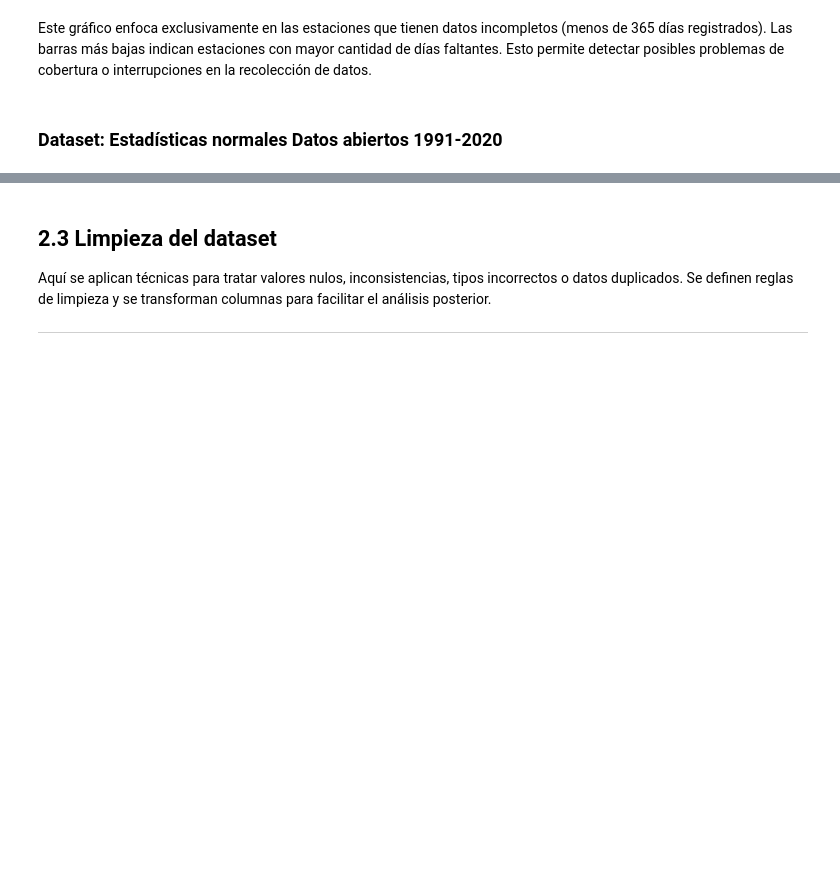
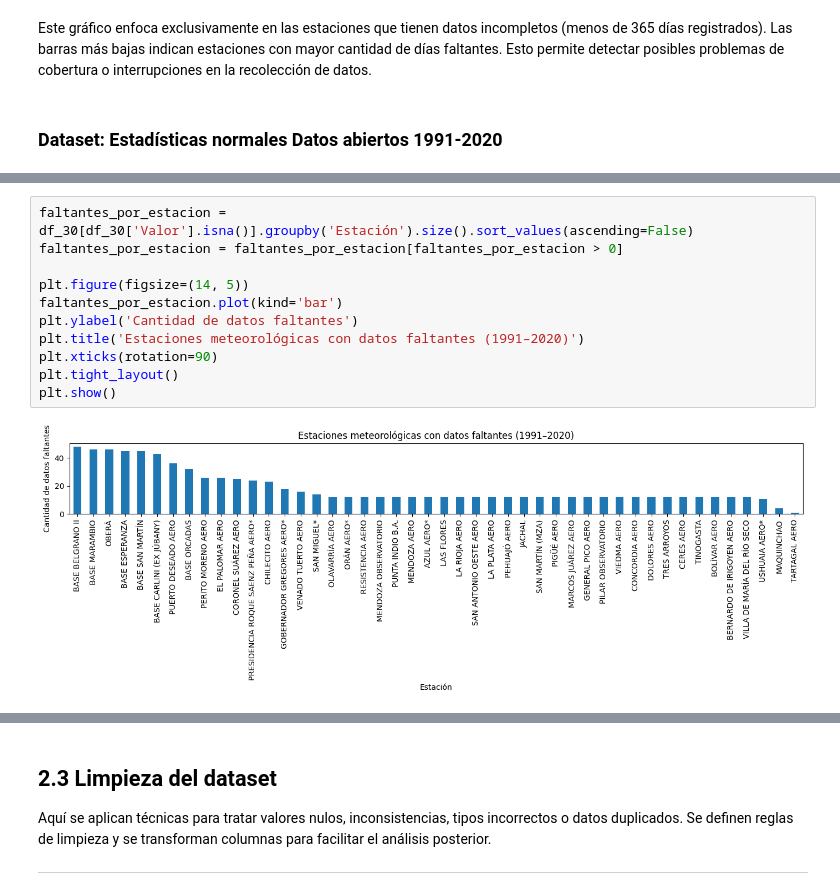
Before and after one commit to jFet1/AdD-TP, a Jupyter notebook: Trabajo_practico_integrador_AdD_19Co2024-CEIAa.ipynb, the cells around one changed output, grey strips where cells are left out. Drawn from its saved outputs; the diff is of its cells as text; blank space fills up the shorter version.

```diff
--- a/Trabajo_final_juan.ipynb
+++ b/Trabajo_practico_integrador_AdD_19Co2024-CEIAa.ipynb
@@ -215,0 +444,13 @@ Este gráfico enfoca exclusivamente en las estaciones que tienen datos incomplet
+# %%
+faltantes_por_estacion = df_30[df_30['Valor'].isna()].groupby('Estación').size().sort_values(ascending=False)
+faltantes_por_estacion = faltantes_por_estacion[faltantes_por_estacion > 0]
+
+plt.figure(figsize=(14, 5))
+faltantes_por_estacion.plot(kind='bar')
+plt.ylabel('Cantidad de datos faltantes')
+plt.title('Estaciones meteorológicas con datos faltantes (1991–2020)')
+plt.xticks(rotation=90)
+plt.tight_layout()
+plt.show()
+# %% [output]
+[figure, added]
```
Also changed, not shown: parts of 40 cells of this notebook, 6 other files.
